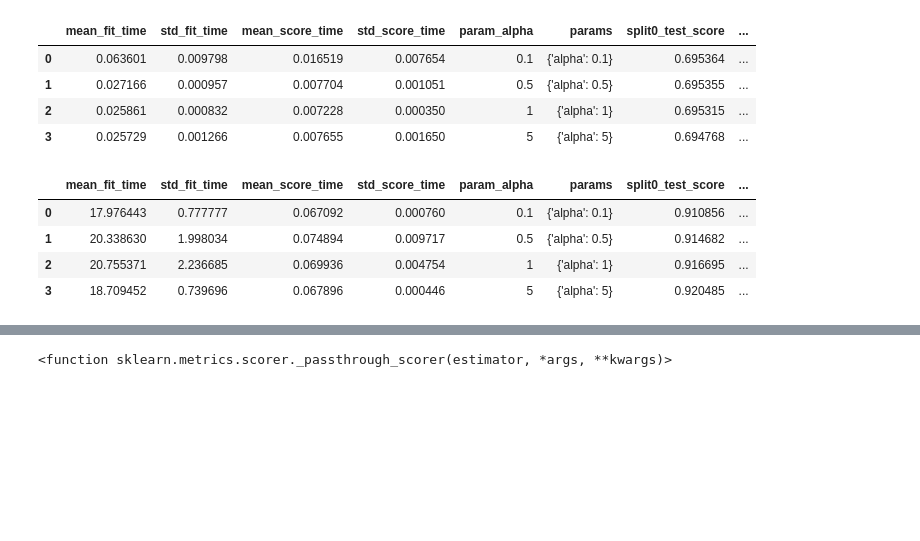
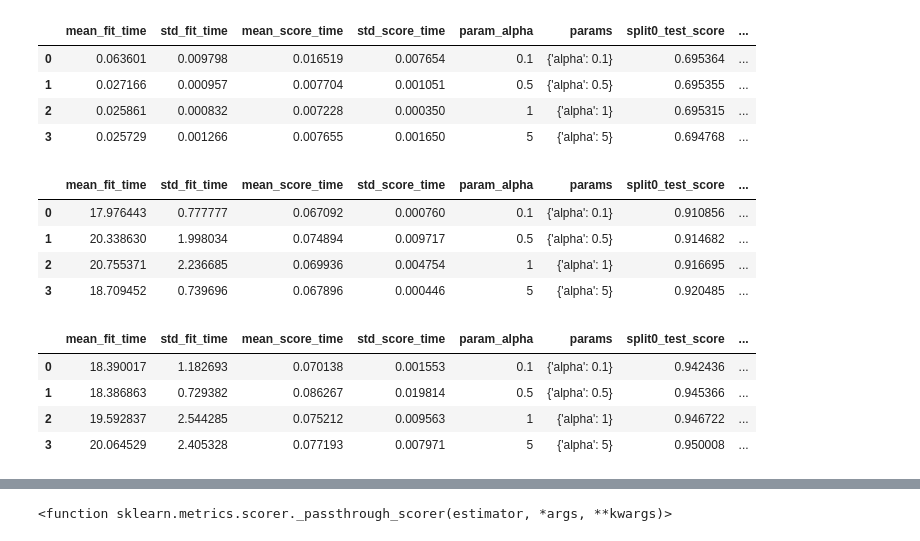
Before and after one commit to hansglick/bikesharing, a Jupyter notebook: p04_model/linear_regression/linear_regression_model_New.ipynb, the cells around one changed output, grey strips where cells are left out. Cells and saved outputs as stored; diff of their text form; code cells hidden in the pictures; blank space fills up the shorter version.

```diff
--- a/p04_model/linear_regression/linear_regression_model_New.ipynb
+++ b/p04_model/linear_regression/linear_regression_model_New.ipynb
@@ -124,6 +158,7 @@ print (end-now)
 # %%
+#On mettait pas scoring <=> utiliser le R2
 model = Ridge()
 parameters = {'alpha':[0.1,0.5,1,5]}
-grid = GridSearchCV(model,parameters, cv=5, scoring= "neg_mean_squared_log_error")
+grid = GridSearchCV(model,parameters, cv=5, scoring = "neg_mean_squared_error")
 grid.fit(X_train, Y_train)
 # %% [output]
@@ -130,0 +172,8 @@ ValueError: Mean Squared Logarithmic Error cannot be used when targets contain n
+# %%
+model = Ridge()
+parameters = {'alpha':[0.1,0.5,1,5]}
+grid = GridSearchCV(model,parameters, cv=5, scoring= "neg_mean_squared_log_error")
+grid.fit(X_train, Y_train)
+
+# Avant sans transformation Log:
+# ValueError: Mean Squared Logarithmic Error cannot be used when targets contain negative values.
@@ -181,3 +233,11 @@ pd.DataFrame(grid.cv_results_)
 | 1 | 20.338630 | 1.998034 | 0.074894 | 0.009717 | 0.5 | {'alpha': 0.5} | 0.914682 | ... |
 | 2 | 20.755371 | 2.236685 | 0.069936 | 0.004754 | 1 | {'alpha': 1} | 0.916695 | ... |
 | 3 | 18.709452 | 0.739696 | 0.067896 | 0.000446 | 5 | {'alpha': 5} | 0.920485 | ... |
+# %%
+pd.DataFrame(grid.cv_results_)
+# %% [output]
+|  | mean_fit_time | std_fit_time | mean_score_time | std_score_time | param_alpha | params | split0_test_score | ... |
+| 0 | 18.390017 | 1.182693 | 0.070138 | 0.001553 | 0.1 | {'alpha': 0.1} | 0.942436 | ... |
+| 1 | 18.386863 | 0.729382 | 0.086267 | 0.019814 | 0.5 | {'alpha': 0.5} | 0.945366 | ... |
+| 2 | 19.592837 | 2.544285 | 0.075212 | 0.009563 | 1 | {'alpha': 1} | 0.946722 | ... |
+| 3 | 20.064529 | 2.405328 | 0.077193 | 0.007971 | 5 | {'alpha': 5} | 0.950008 | ... |
```
Also changed, not shown: parts of 38 cells of this notebook, 11 other files.
